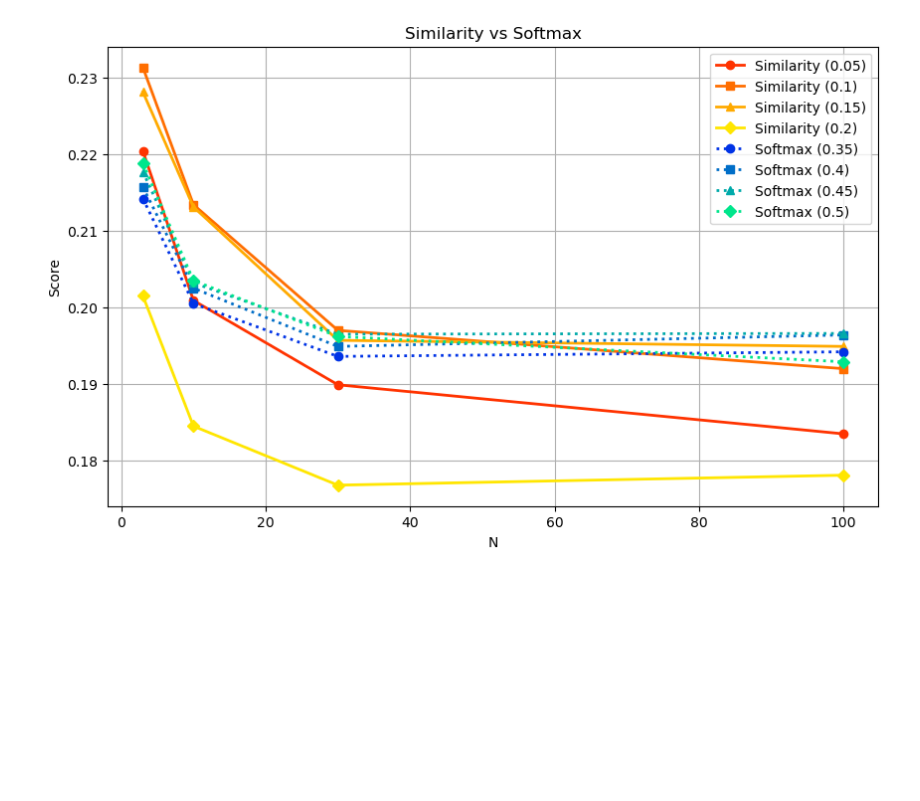
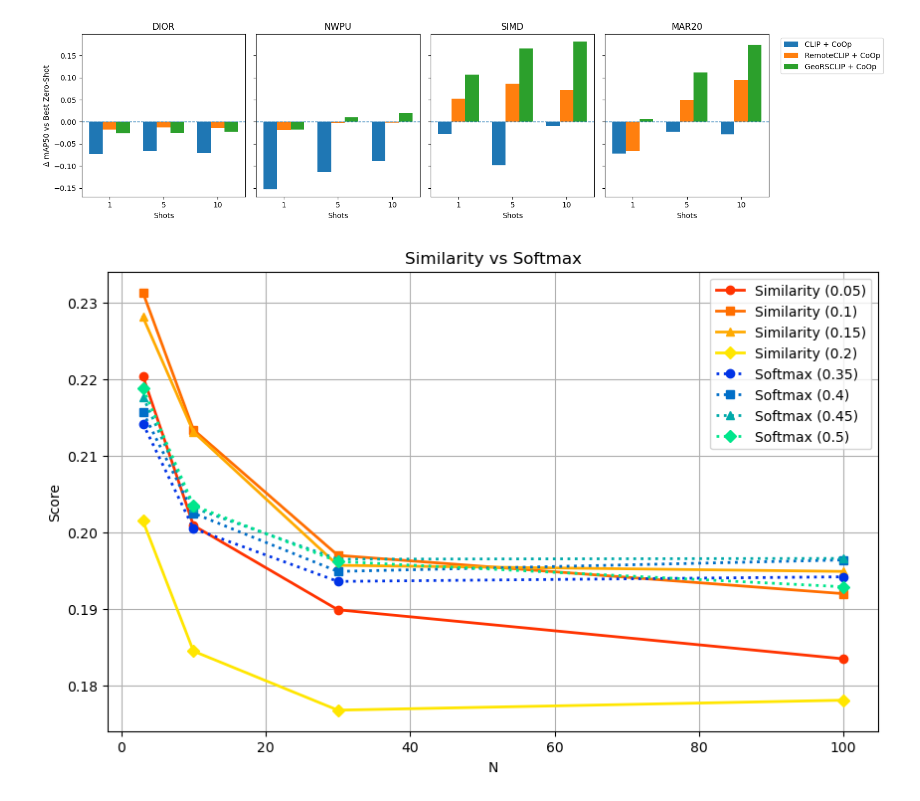
Before and after one commit to madelineloui/ovdsat, a Jupyter notebook: plots.ipynb, the cells around one changed output. Cells and saved outputs as stored; diff of their text form; code cells hidden in the pictures; blank space fills up the shorter version.

```diff
--- a/plots.ipynb
+++ b/plots.ipynb
@@ -2,6 +2,59 @@
 import matplotlib.pyplot as plt
 import numpy as np
 from matplotlib.lines import Line2D
+# %%
+shots = ["1", "5", "10"]
+
+data = {
+    "DIOR": [
+        [-0.0733, -0.0657, -0.0709],  # CLIP + CoOp
+        [-0.0170, -0.0127, -0.0134],  # RemoteCLIP + CoOp
+        [-0.0265, -0.0252, -0.0218],  # GeoRSCLIP + CoOp
+    ],
+    "NWPU": [
+        [-0.1525, -0.1142, -0.0889],
+        [-0.0188, -0.0031, -0.0014],
+        [-0.0173,  0.0100,  0.0196],
+    ],
+    "SIMD": [
+        [-0.0273, -0.0985, -0.0091],
+        [ 0.0530,  0.0866,  0.0713],
+        [ 0.1068,  0.1659,  0.1813],
+    ],
+    "MAR20": [
+        [-0.0720, -0.0227, -0.0278],
+        [-0.0658,  0.0488,  0.0946],
+        [ 0.0062,  0.1114,  0.1737],
+    ]
+}
+
+methods = ["CLIP + CoOp", "RemoteCLIP + CoOp", "GeoRSCLIP + CoOp"]
+
+fig, axes = plt.subplots(1, 4, figsize=(16,4), sharey=True)
+
+width = 0.25
+x = np.arange(len(shots))
+
+for ax, (dataset, vals) in zip(axes, data.items()):
+
+    for i, method in enumerate(methods):
+        ax.bar(x + i*width, vals[i], width, label=method)
+
+    ax.axhline(0, linestyle="--", linewidth=1)
+    ax.set_xticks(x + width)
+    ax.set_xticklabels(shots)
+    ax.set_title(dataset)
+    ax.set_xlabel("Shots")
+
+axes[0].set_ylabel("Δ mAP50 vs Best Zero-Shot")
+
+axes[-1].legend(bbox_to_anchor=(1.05,1))
+
+plt.tight_layout()
+plt.savefig('figures/diff_from_zs', dpi=300, bbox_inches="tight")
+plt.show()
+# %% [output]
+[figure, added]
 # %%
 # X-axis
 samples = [3, 10, 30, 100]
```
Also changed, not shown: 4 other files.
